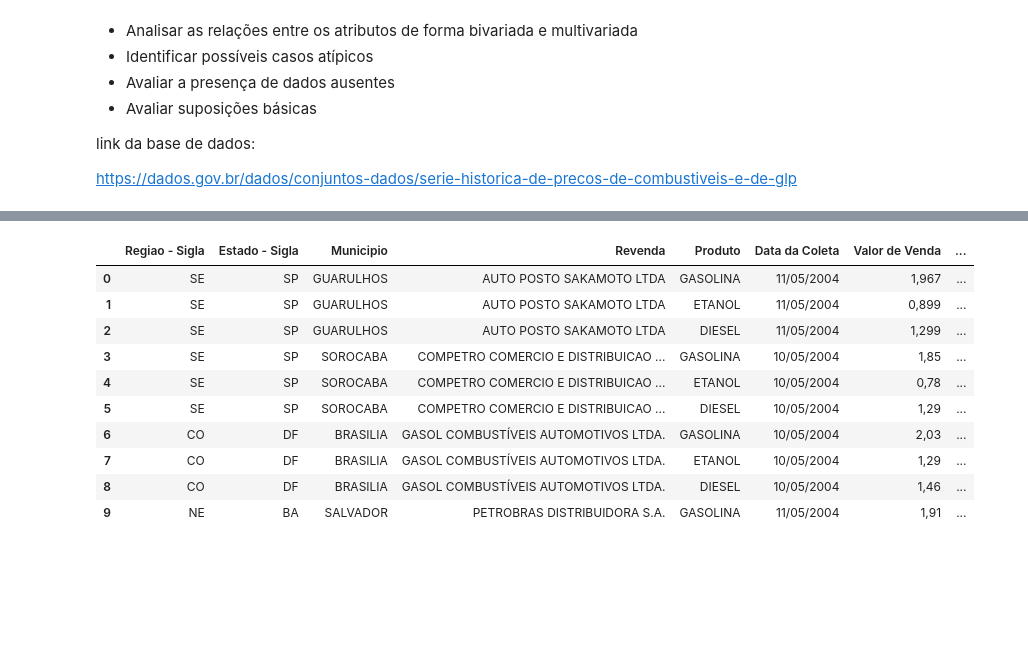
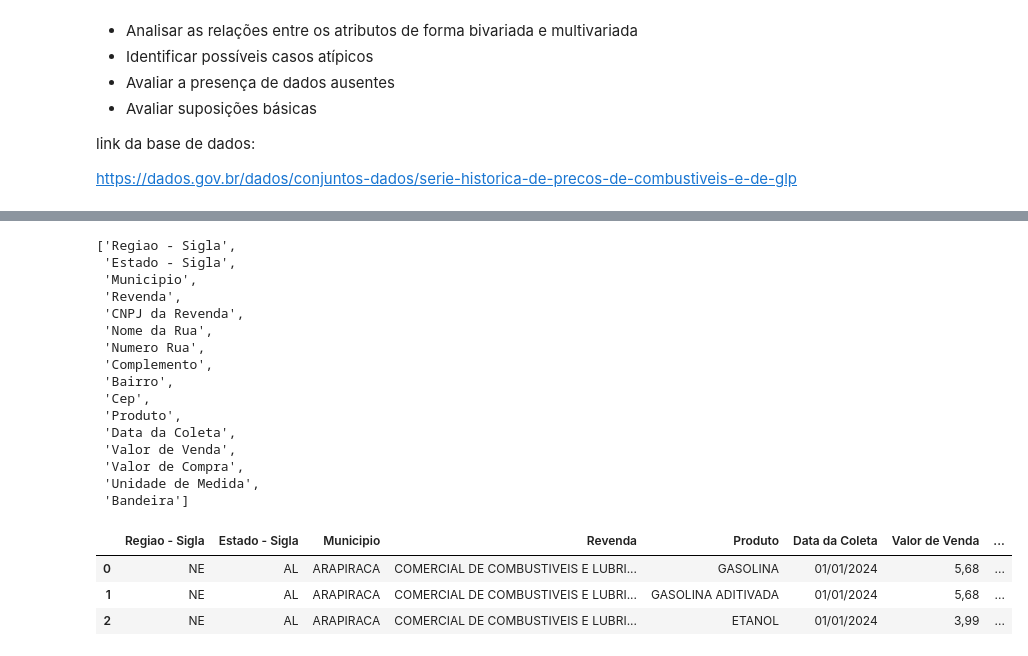
Before and after one commit to SandraRojasZ/DataScience, a Jupyter notebook: ProjetoAED.ipynb, the cells around one changed output, grey strips where cells are left out. Cells and saved outputs as stored; diff of their text form; code cells hidden in the pictures; blank space fills up the shorter version.

```diff
--- a/ProjetoAED.ipynb
+++ b/ProjetoAED.ipynb
@@ -27 +26,27 @@ df_combustiveis = pd.read_csv("/content/PrecoCombustiveisGLP.csv",
+# %%
+# Links dos arquivos CSV
+links_csv = [
+    'https://raw.githubusercontent.com/SandraRojasZ/DataScience/main/bases/precos-gasolina-etanol-01.csv',
+    'https://raw.githubusercontent.com/SandraRojasZ/DataScience/main/bases/precos-gasolina-etanol-02.csv',
+    'https://raw.githubusercontent.com/SandraRojasZ/DataScience/main/bases/precos-gasolina-etanol-03.csv',
+    'https://raw.githubusercontent.com/SandraRojasZ/DataScience/main/bases/precos-gasolina-etanol-04.csv',
+    'https://raw.githubusercontent.com/SandraRojasZ/DataScience/main/bases/precos-gasolina-etanol-05.csv',
+    'https://raw.githubusercontent.com/SandraRojasZ/DataScience/main/bases/precos-gasolina-etanol-07.csv',
+    'https://raw.githubusercontent.com/SandraRojasZ/DataScience/main/bases/precos-gasolina-etanol-08.csv',
+    'https://raw.githubusercontent.com/SandraRojasZ/DataScience/main/bases/precos-gasolina-etanol-09.csv',
+    'https://raw.githubusercontent.com/SandraRojasZ/DataScience/main/bases/precos-gasolina-etanol-10.csv',
+    'https://raw.githubusercontent.com/SandraRojasZ/DataScience/main/bases/precos-gasolina-etanol-11.csv',
+    'https://raw.githubusercontent.com/SandraRojasZ/DataScience/main/bases/precos-gasolina-etanol-12.csv'
+]
+# %%
+# Lista para armazenar os DataFrames
+dataframes = []
+
+# Ler cada arquivo CSV e adicionar à lista
+for link in links_csv:
+    df = pd.read_csv(link, sep=';')
+    dataframes.append(df)
+
+# Concatenar todos os DataFrames em um único DataFrame
+df_combustiveis = pd.concat(dataframes, ignore_index=True)
 # %%
@@ -134,22 +155,36 @@ sns.heatmap(df_combustiveis.isnull())
+# %%
+df_combustiveis.columns.tolist()
+# %% [output]
+['Regiao - Sigla',
+ 'Estado - Sigla',
+ 'Municipio',
+ 'Revenda',
+ 'CNPJ da Revenda',
+ 'Nome da Rua',
+ 'Numero Rua',
+ 'Complemento',
+ 'Bairro',
+ 'Cep',
+ 'Produto',
+ 'Data da Coleta',
+ 'Valor de Venda',
+ 'Valor de Compra',
+ 'Unidade de Medida',
+ 'Bandeira']
 # %%
 # Removendo colunas dados micros em que são repetidos, visto que já se tem os mesmo dados no macro como Região, Estado, Municipio
 # Removi também CNPJ da Revenda porque já há o nome Revenda para análise
+# Removi Vaor Compra porque não há nenhum dado
 # axis = 1 porque estou removendo as colunas
-df_combustiveis_2 = df_combustiveis.drop(['Nome da Rua','Numero Rua', 'Complemento', 'Bairro', 'Cep', 'CNPJ da Revenda'], axis = 1)
+
+df_combustiveis_2 = df_combustiveis.drop([ 'CNPJ da Revenda','Nome da Rua','Numero Rua', 'Complemento', 'Bairro', 'Cep','Valor de Compra'], axis = 1)
 # %%
-df_combustiveis_2.head(10)
+df_combustiveis_2.head(3)
 # %% [output]
 |  | Regiao - Sigla | Estado - Sigla | Municipio | Revenda | Produto | Data da Coleta | Valor de Venda | ... |
-| 0 | SE | SP | GUARULHOS | AUTO POSTO SAKAMOTO LTDA | GASOLINA | 11/05/2004 | 1,967 | ... |
-| 1 | SE | SP | GUARULHOS | AUTO POSTO SAKAMOTO LTDA | ETANOL | 11/05/2004 | 0,899 | ... |
-| 2 | SE | SP | GUARULHOS | AUTO POSTO SAKAMOTO LTDA | DIESEL | 11/05/2004 | 1,299 | ... |
-| 3 | SE | SP | SOROCABA | COMPETRO COMERCIO E DISTRIBUICAO ... | GASOLINA | 10/05/2004 | 1,85 | ... |
-| 4 | SE | SP | SOROCABA | COMPETRO COMERCIO E DISTRIBUICAO ... | ETANOL | 10/05/2004 | 0,78 | ... |
-| 5 | SE | SP | SOROCABA | COMPETRO COMERCIO E DISTRIBUICAO ... | DIESEL | 10/05/2004 | 1,29 | ... |
-| 6 | CO | DF | BRASILIA | GASOL COMBUSTÍVEIS AUTOMOTIVOS LTDA. | GASOLINA | 10/05/2004 | 2,03 | ... |
-| 7 | CO | DF | BRASILIA | GASOL COMBUSTÍVEIS AUTOMOTIVOS LTDA. | ETANOL | 10/05/2004 | 1,29 | ... |
-| 8 | CO | DF | BRASILIA | GASOL COMBUSTÍVEIS AUTOMOTIVOS LTDA. | DIESEL | 10/05/2004 | 1,46 | ... |
-| 9 | NE | BA | SALVADOR | PETROBRAS DISTRIBUIDORA S.A. | GASOLINA | 11/05/2004 | 1,91 | ... |
+| 0 | NE | AL | ARAPIRACA | COMERCIAL DE COMBUSTIVEIS E LUBRI... | GASOLINA | 01/01/2024 | 5,68 | ... |
+| 1 | NE | AL | ARAPIRACA | COMERCIAL DE COMBUSTIVEIS E LUBRI... | GASOLINA ADITIVADA | 01/01/2024 | 5,68 | ... |
+| 2 | NE | AL | ARAPIRACA | COMERCIAL DE COMBUSTIVEIS E LUBRI... | ETANOL | 01/01/2024 | 3,99 | ... |
 # %%
 # para que a conversão ocorra com sucesso primeiro foi alterado ','  para '.', logo em seguir se transforma a string (Valor) para float
 df_combustiveis_2['Valor de Venda'] = df_combustiveis_2['Valor de Venda'].str.replace(',', '.').astype(float)
```
Also changed, not shown: parts of 72 cells of this notebook.
